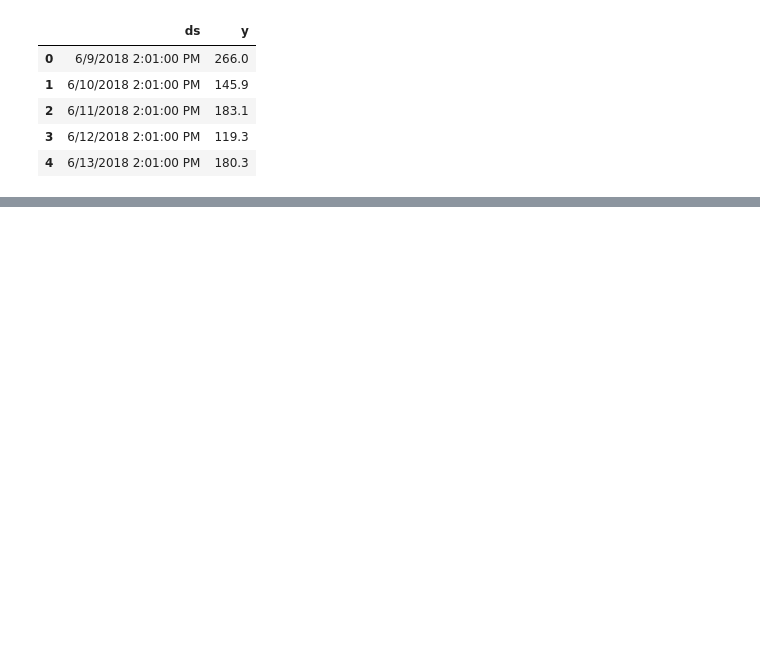
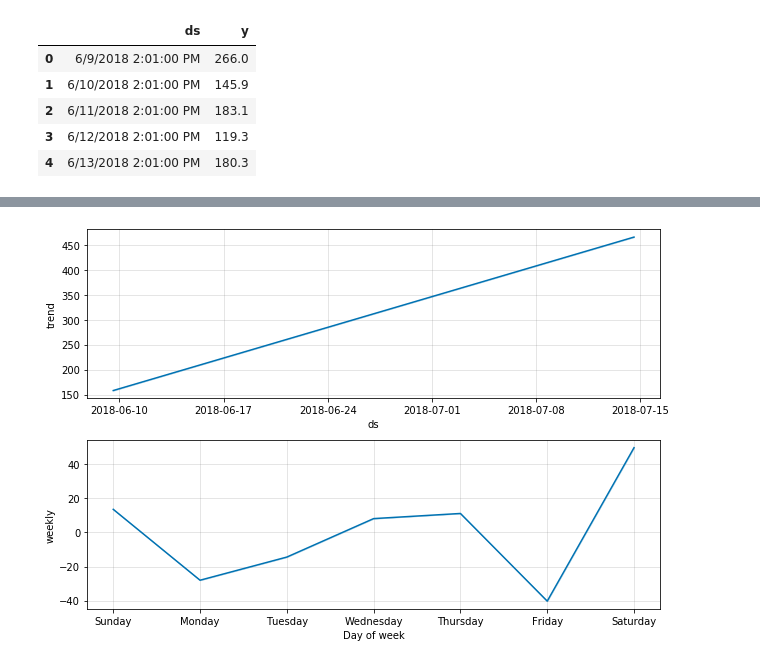
Before and after one commit to opennms-forge/anomaly-detection, a Jupyter notebook: time_series_analysis.ipynb, the cells around one changed output, grey strips where cells are left out. Drawn from its saved outputs; the diff is of its cells as text; code cells hidden in the pictures; blank space fills up the shorter version.

```diff
--- a/time_series_analysis.ipynb
+++ b/time_series_analysis.ipynb
@@ -39,3 +38,7 @@ INFO:fbprophet:Disabling daily seasonality. Run prophet with daily_seasonality=T
+# %%
+fig2 = model.plot_components(forecast)
+# %% [output]
+[figure, added]
 # %%
 #predicting future values
 future_dataframe = model.make_future_dataframe(periods=len(dataframe.index))
```
Also changed, not shown: parts of 3 cells of this notebook.
